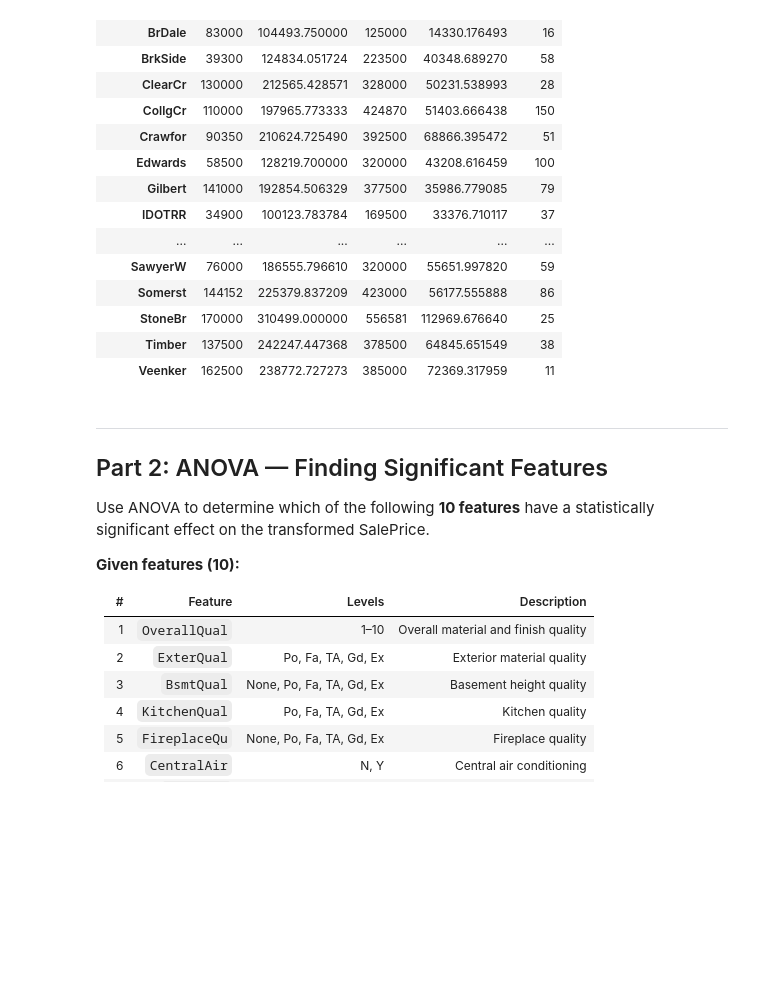
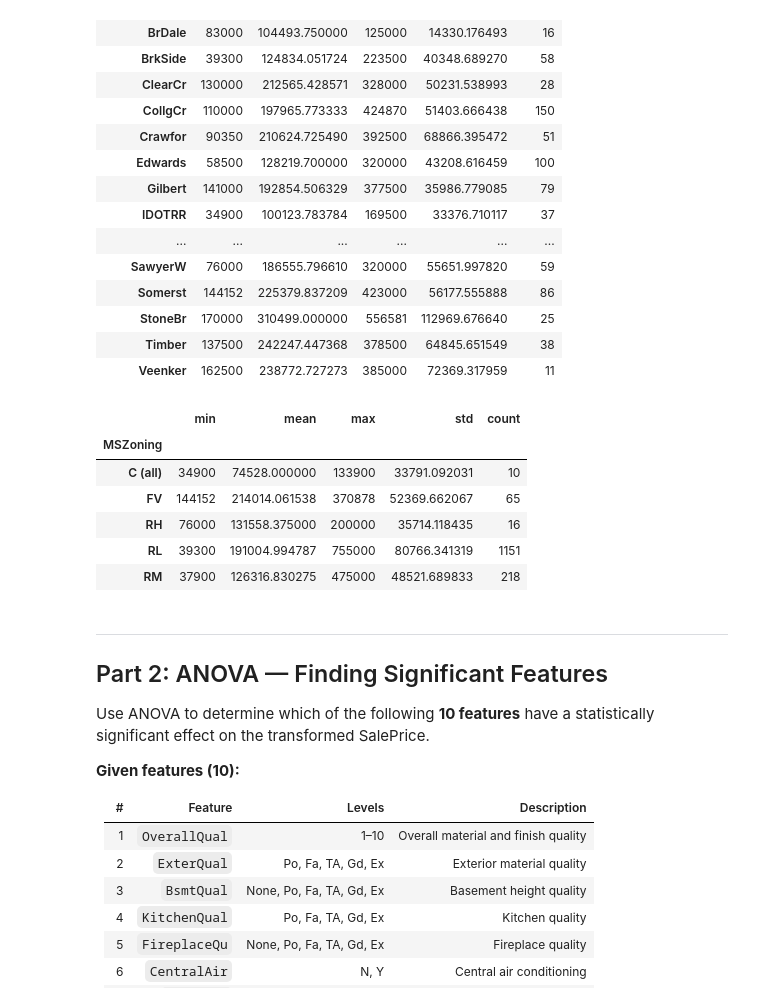
Before and after one commit to cpalescan/cstat, a Jupyter notebook: project_STUDENTID.ipynb, the cells around one changed output. Drawn from its saved outputs; the diff is of its cells as text; code cells hidden in the pictures; blank space fills up the shorter version.

```diff
--- a/project_STUDENTID.ipynb
+++ b/project_STUDENTID.ipynb
@@ -150,6 +152,16 @@ train.groupby('Neighborhood')['SalePrice'].agg(["min",'mean', "max", "std", "cou
 | StoneBr | 170000 | 310499.000000 | 556581 | 112969.676640 | 25 |
 | Timber | 137500 | 242247.447368 | 378500 | 64845.651549 | 38 |
 | Veenker | 162500 | 238772.727273 | 385000 | 72369.317959 | 11 |
+# %%
+train.groupby('MSZoning')['SalePrice'].agg(["min",'mean', "max", "std", "count"])
+# %% [output]
+|  | min | mean | max | std | count |
+| MSZoning |  |  |  |  |  |
+| C (all) | 34900 | 74528.000000 | 133900 | 33791.092031 | 10 |
+| FV | 144152 | 214014.061538 | 370878 | 52369.662067 | 65 |
+| RH | 76000 | 131558.375000 | 200000 | 35714.118435 | 16 |
+| RL | 39300 | 191004.994787 | 755000 | 80766.341319 | 1151 |
+| RM | 37900 | 126316.830275 | 475000 | 48521.689833 | 218 |
 # %% [markdown]
 ---
 ## Part 2: ANOVA — Finding Significant Features
```
Also changed, not shown: parts of 1 cell of this notebook.
